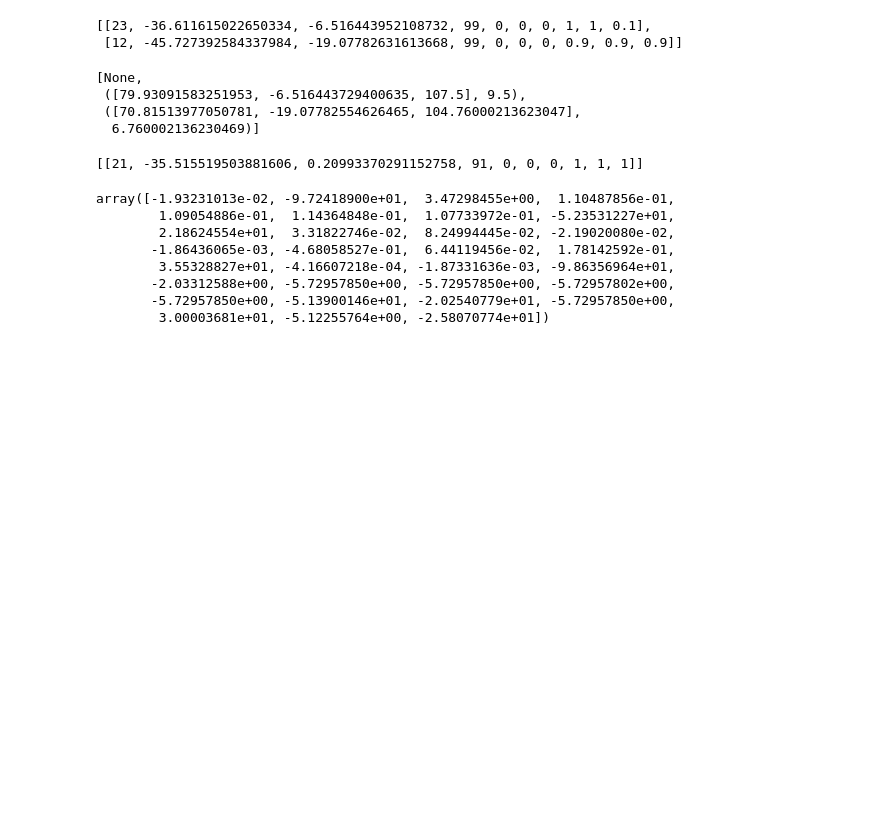
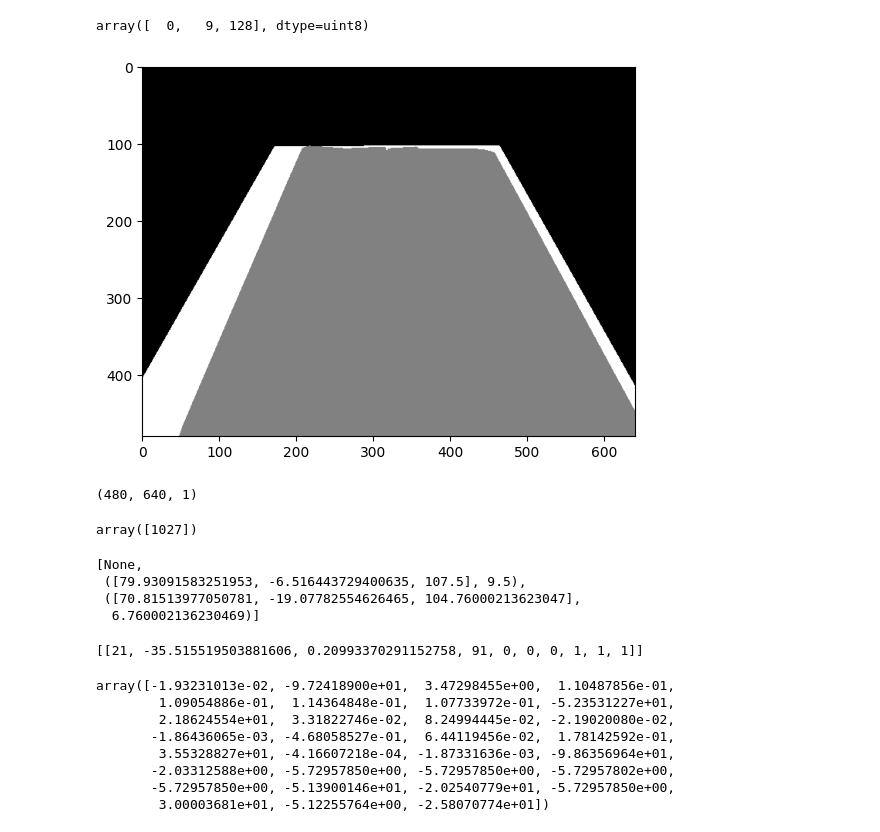
Before and after one commit to abliao/SeaWave, a Jupyter notebook: src/visualization.ipynb, the cells around one changed output. Cells and saved outputs as stored; diff of their text form; code cells hidden in the pictures; blank space fills up the shorter version.

```diff
--- a/src/test.ipynb
+++ b/src/visualization.ipynb
@@ -12,0 +15,2 @@ sim=SimAction(host,scene_id=0)
+# %%
+sim.addDesk(1)
@@ -13,3 +51,23 @@ sim=SimAction(host,scene_id=0)
+# %%
+caremras=[GrabSim_pb2.CameraName.Head_Segment]
+mat=sim.getImage(caremras)
+# %%
+np.unique( mat.ravel())
+# %% [output]
+array([  0,   9, 128], dtype=uint8)
+# %%
+plt.imshow(mat,cmap='gray')
+plt.show()
+# %% [output]
+[figure, added]
+# %%
+mat.shape
+# %% [output]
+(480, 640, 1)
+# %%
+unique_valus
+# %% [output]
+array([1027])
 # %%
 joints = [0]*21
 # 36.0, -40.0, 40.0, -90.0, 5.0
@@ -19,11 +77,6 @@ joints[-5]=40
 joints[-4]=-90
 action = GrabSim_pb2.Action(scene=0, action=GrabSim_pb2.Action.ActionType.RotateJoints, values=joints)
 message = server.sim_client.Do(action)
-# %%
-sim.genObjs(n=2,ids=[23,12],h=sim.desk_height,handSide='Right')
-# %% [output]
-[[23, -36.611615022650334, -6.516443952108732, 99, 0, 0, 0, 1, 1, 0.1],
- [12, -45.727392584337984, -19.07782631613668, 99, 0, 0, 0, 0.9, 0.9, 0.9]]
 # %%
 handSide='Right'
 objs=[]
```
Also changed, not shown: parts of 4 cells of this notebook, 2 other files.
